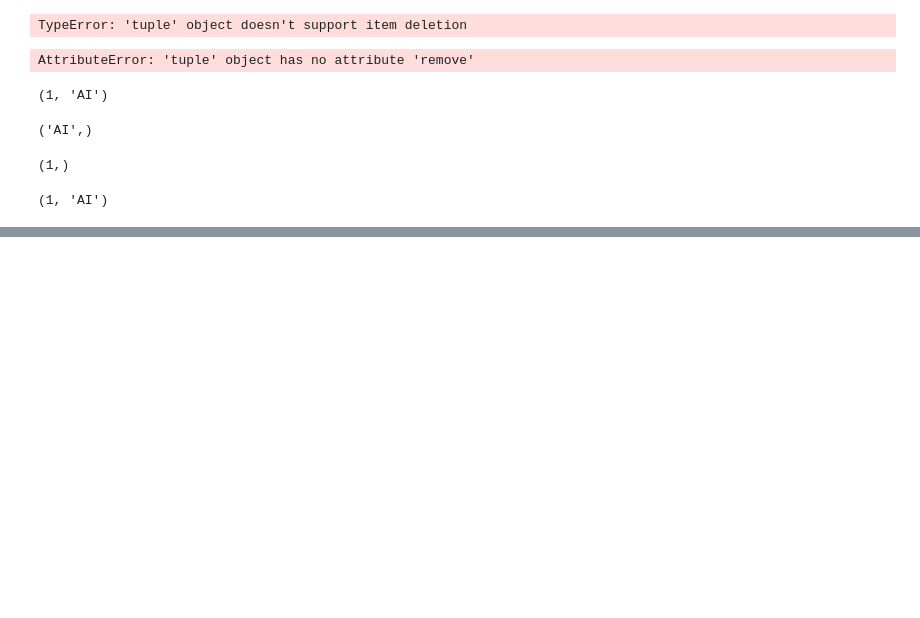
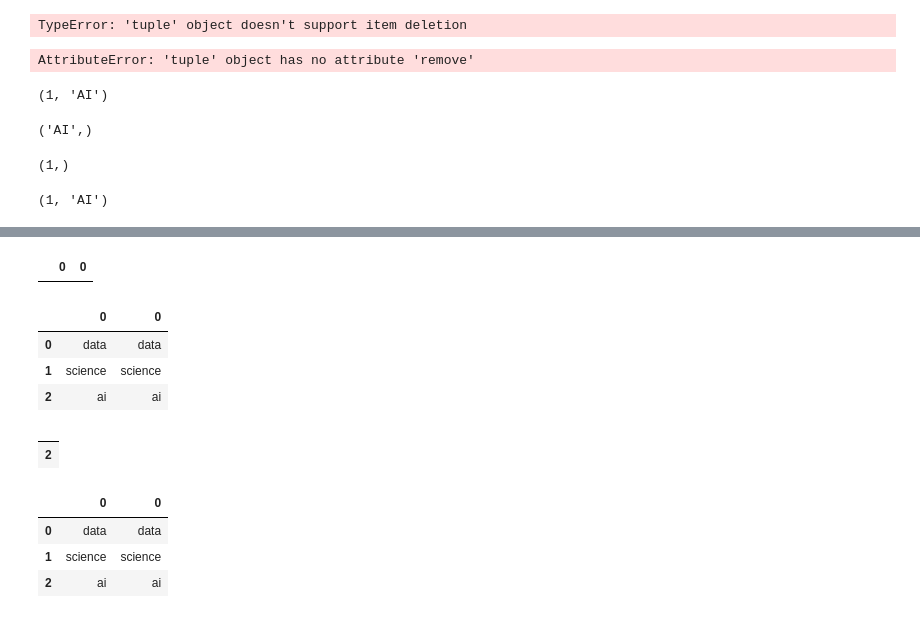
Before and after one commit to tanvirulislam912/Data-Science-Machine-Learning-, a Jupyter notebook: Class 03/Class 03.ipynb, the cells around one changed output, grey strips where cells are left out. Drawn from its saved outputs; the diff is of its cells as text; code cells hidden in the pictures; blank space fills up the shorter version.

```diff
--- a/Class 03/Class 03.ipynb
+++ b/Class 03/Class 03.ipynb
@@ -660,0 +978,3 @@ tup1[:1] + tup1[1:2]
+# %%
+df1=pd.DataFrame(li)
+df2=pd.DataFrame(li)
@@ -660,0 +1005,2 @@ tup1[:1] + tup1[1:2]
+# %%
+df = pd.concat([df1,df2],axis=1)
@@ -660,0 +1014,2 @@ tup1[:1] + tup1[1:2]
+# %%
+df.drop([0,1],inplace=True)
@@ -660,0 +1021,2 @@ tup1[:1] + tup1[1:2]
+# %%
+df.drop([0],inplace=True)
@@ -660,0 +1040,11 @@ tup1[:1] + tup1[1:2]
+# %%
+df.drop([0,1,2])
+# %% [output]
+|  | 0 | 0 |
+# %%
+df
+# %% [output]
+|  | 0 | 0 |
+| 0 | data | data |
+| 1 | science | science |
+| 2 | ai | ai |
@@ -660,0 +1053,12 @@ tup1[:1] + tup1[1:2]
+# %%
+df
+# %% [output]
+|  |
+| 2 |
+# %%
+df.head()
+# %% [output]
+|  | 0 | 0 |
+| 0 | data | data |
+| 1 | science | science |
+| 2 | ai | ai |
```
Also changed, not shown: parts of 105 cells of this notebook.
